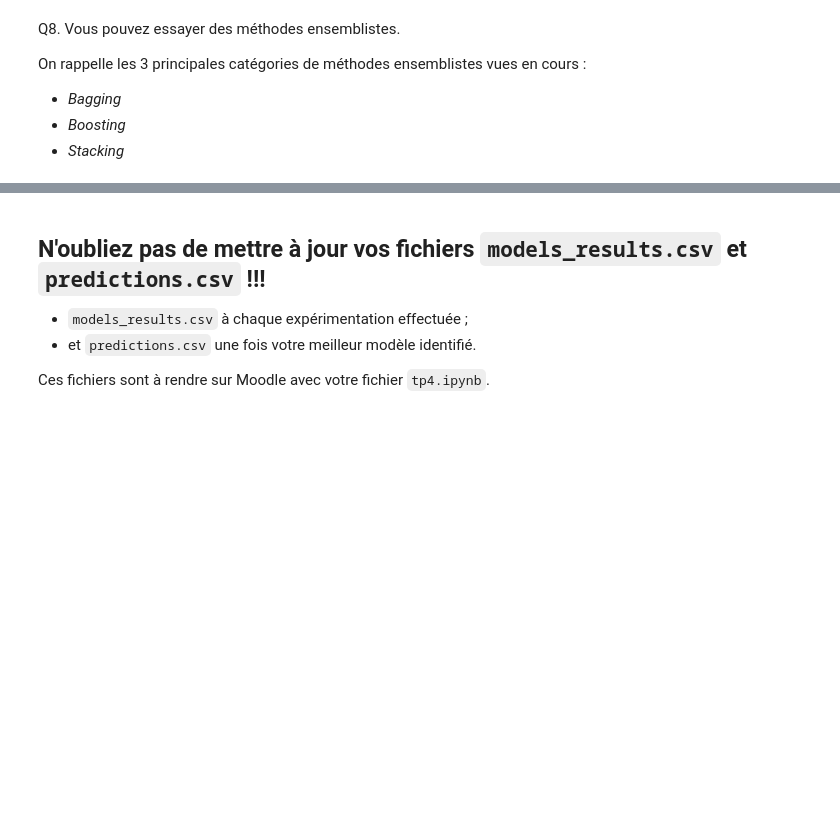
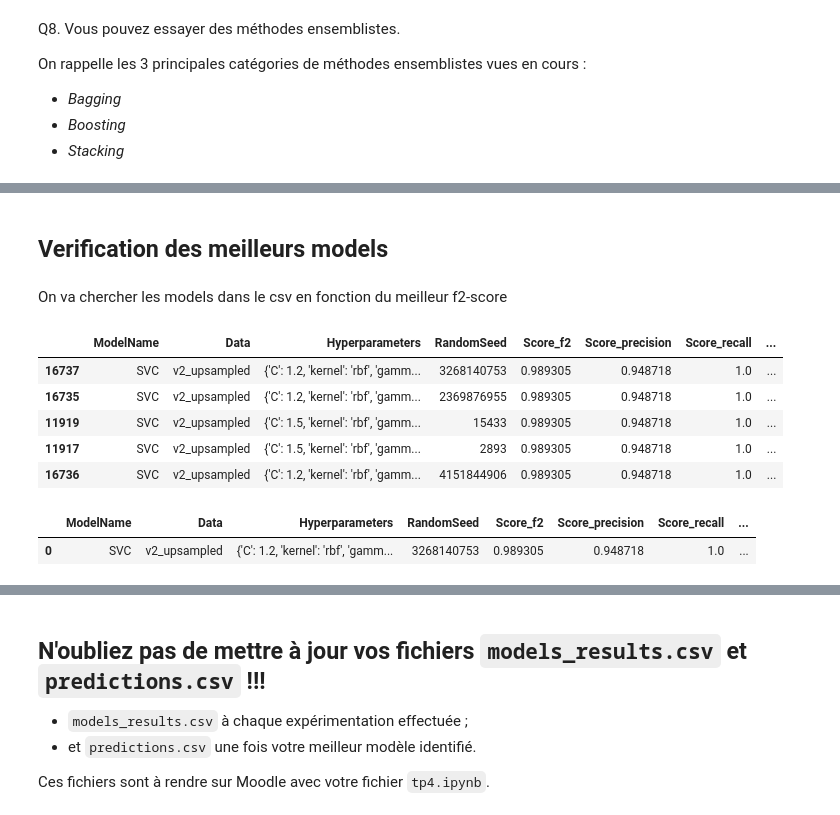
Before and after one commit to jo-pouradier/machine-learning-cpe, a Jupyter notebook: hospital-prediction.ipynb, the cells around one changed output, grey strips where cells are left out. Cells and saved outputs as stored; diff of their text form; code cells hidden in the pictures; blank space fills up the shorter version.

```diff
--- a/hospital-prediction.ipynb
+++ b/hospital-prediction.ipynb
@@ -903,0 +952,37 @@ On rappelle les 3 principales catégories de méthodes ensemblistes vues en cour
+# %% [markdown]
+## Verification des meilleurs models
+# %% [markdown]
+On va chercher les models dans le csv en fonction du meilleur f2-score
+# %%
+best_models = pd.read_csv('models_results.csv')
+best_models.sort_values(by='Score_f2', ascending=False, inplace=True)
+best_models.head(5)
+# %% [output]
+|  | ModelName | Data | Hyperparameters | RandomSeed | Score_f2 | Score_precision | Score_recall | ... |
+| 16737 | SVC | v2_upsampled | {'C': 1.2, 'kernel': 'rbf', 'gamm... | 3268140753 | 0.989305 | 0.948718 | 1.0 | ... |
+| 16735 | SVC | v2_upsampled | {'C': 1.2, 'kernel': 'rbf', 'gamm... | 2369876955 | 0.989305 | 0.948718 | 1.0 | ... |
+| 11919 | SVC | v2_upsampled | {'C': 1.5, 'kernel': 'rbf', 'gamm... | 15433 | 0.989305 | 0.948718 | 1.0 | ... |
+| 11917 | SVC | v2_upsampled | {'C': 1.5, 'kernel': 'rbf', 'gamm... | 2893 | 0.989305 | 0.948718 | 1.0 | ... |
+| 16736 | SVC | v2_upsampled | {'C': 1.2, 'kernel': 'rbf', 'gamm... | 4151844906 | 0.989305 | 0.948718 | 1.0 | ... |
+# %%
+# recreation du model, prediction er score pour verifier si on a la meme chose
+import json
+best_model = best_models.iloc[0]
+
+results_best_model = evaluate_model(
+    df_train_v2_upsampled,
+    df_test_v2_upsampled,
+    'v2_upsampled',
+    best_model['ModelName'],
+    globals()[best_model['ModelName']],
+    json.loads(best_model['Hyperparameters'].replace("'", "\"")),
+    seed = best_model['RandomSeed']
+)
+
+assert results_best_model['Score_f2'].values[0] == best_model['Score_f2']
+assert results_best_model['Score_accuracy'].values[0] == best_model['Score_accuracy']
+assert results_best_model['Score_recall'].values[0] == best_model['Score_recall']
+results_best_model
+# %% [output]
+|  | ModelName | Data | Hyperparameters | RandomSeed | Score_f2 | Score_precision | Score_recall | ... |
+| 0 | SVC | v2_upsampled | {'C': 1.2, 'kernel': 'rbf', 'gamm... | 3268140753 | 0.989305 | 0.948718 | 1.0 | ... |
```
Also changed, not shown: parts of 7 cells of this notebook, 1 other file.
